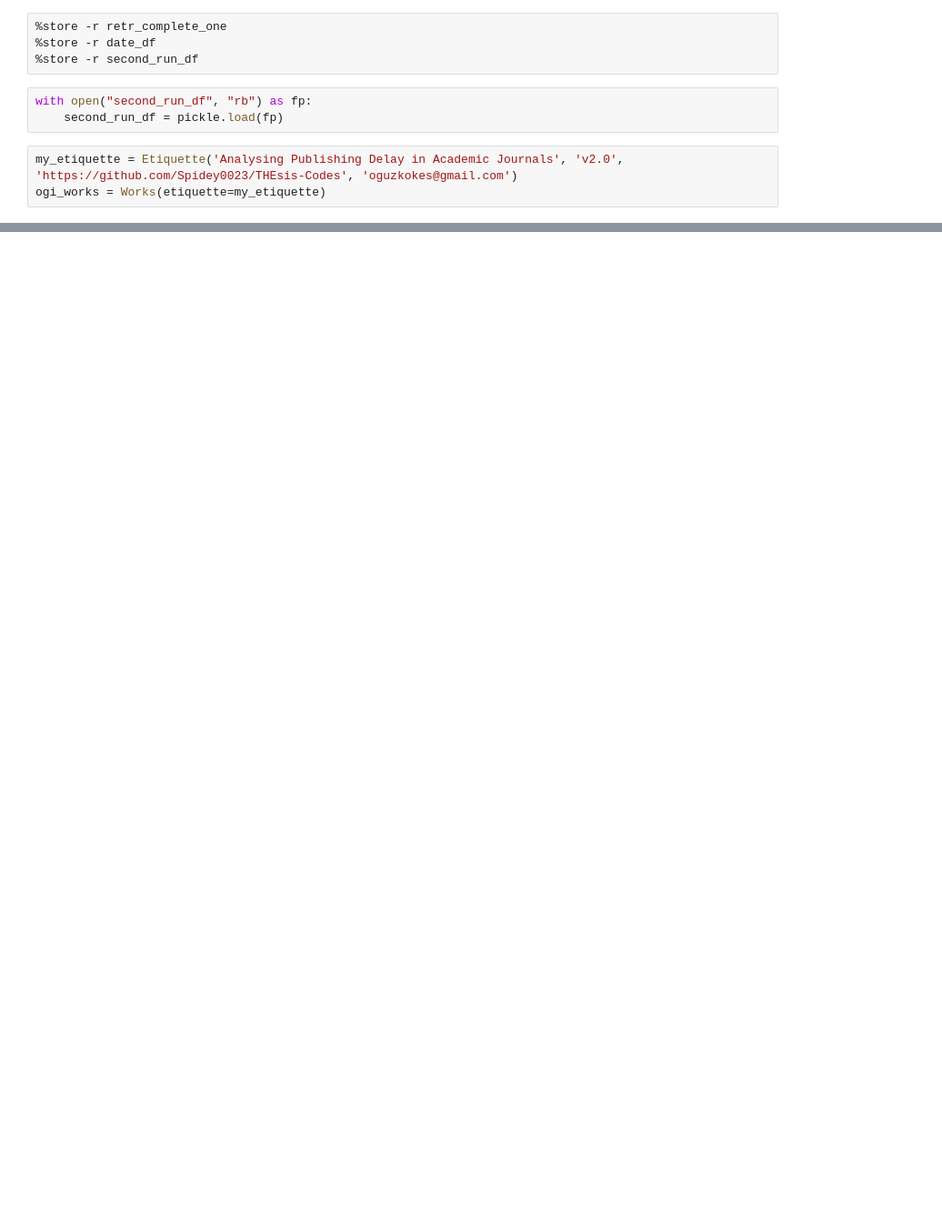
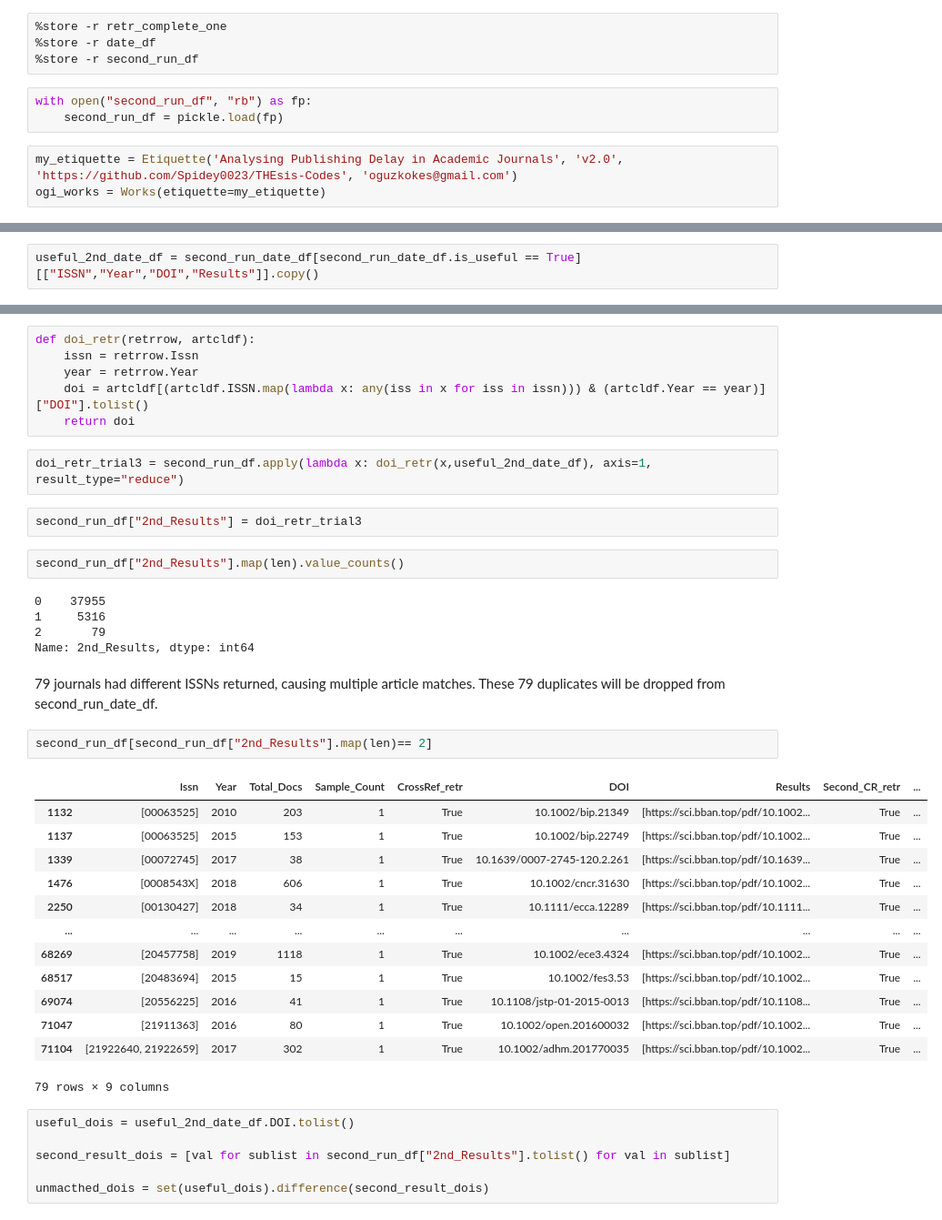
Before and after one commit to Oz-like-the-Wizard/Investigating-the-delay-times-in-academic-publishing, a Jupyter notebook: part4b_second_run.ipynb, the cells around one changed output, grey strips where cells are left out. Shown: that part at 91% size. Drawn from its saved outputs; the diff is of its cells as text; blank space fills up the shorter version.

```diff
--- a/part4b_second_run.ipynb
+++ b/part4b_second_run.ipynb
@@ -59,0 +281,2 @@ def CrossRef_meta(ISSN, year, sample):
+# %%
+useful_2nd_date_df = second_run_date_df[second_run_date_df.is_useful == True][["ISSN","Year","DOI","Results"]].copy()
@@ -59,0 +287,41 @@ def CrossRef_meta(ISSN, year, sample):
+# %%
+def doi_retr(retrrow, artcldf):
+    issn = retrrow.Issn
+    year = retrrow.Year
+    doi = artcldf[(artcldf.ISSN.map(lambda x: any(iss in x for iss in issn))) & (artcldf.Year == year)]["DOI"].tolist()
+    return doi
+# %%
+doi_retr_trial3 = second_run_df.apply(lambda x: doi_retr(x,useful_2nd_date_df), axis=1, result_type="reduce")
+# %%
+second_run_df["2nd_Results"] = doi_retr_trial3
+# %%
+second_run_df["2nd_Results"].map(len).value_counts()
+# %% [output]
+0    37955
+1     5316
+2       79
+Name: 2nd_Results, dtype: int64
+# %% [markdown]
+79 journals had different ISSNs returned, causing multiple article matches. These 79 duplicates will be dropped from second_run_date_df.
+# %%
+second_run_df[second_run_df["2nd_Results"].map(len)== 2]
+# %% [output]
+|  | Issn | Year | Total_Docs | Sample_Count | CrossRef_retr | DOI | Results | Second_CR_retr | ... |
+| 1132 | [00063525] | 2010 | 203 | 1 | True | 10.1002/bip.21349 | [https://sci.bban.top/pdf/10.1002... | True | ... |
+| 1137 | [00063525] | 2015 | 153 | 1 | True | 10.1002/bip.22749 | [https://sci.bban.top/pdf/10.1002... | True | ... |
+| 1339 | [00072745] | 2017 | 38 | 1 | True | 10.1639/0007-2745-120.2.261 | [https://sci.bban.top/pdf/10.1639... | True | ... |
+| 1476 | [0008543X] | 2018 | 606 | 1 | True | 10.1002/cncr.31630 | [https://sci.bban.top/pdf/10.1002... | True | ... |
+| 2250 | [00130427] | 2018 | 34 | 1 | True | 10.1111/ecca.12289 | [https://sci.bban.top/pdf/10.1111... | True | ... |
+| ... | ... | ... | ... | ... | ... | ... | ... | ... | ... |
+| 68269 | [20457758] | 2019 | 1118 | 1 | True | 10.1002/ece3.4324 | [https://sci.bban.top/pdf/10.1002... | True | ... |
+| 68517 | [20483694] | 2015 | 15 | 1 | True | 10.1002/fes3.53 | [https://sci.bban.top/pdf/10.1002... | True | ... |
+| 69074 | [20556225] | 2016 | 41 | 1 | True | 10.1108/jstp-01-2015-0013 | [https://sci.bban.top/pdf/10.1108... | True | ... |
+| 71047 | [21911363] | 2016 | 80 | 1 | True | 10.1002/open.201600032 | [https://sci.bban.top/pdf/10.1002... | True | ... |
+| 71104 | [21922640, 21922659] | 2017 | 302 | 1 | True | 10.1002/adhm.201770035 | [https://sci.bban.top/pdf/10.1002... | True | ... |
+79 rows × 9 columns
+# %%
+useful_dois = useful_2nd_date_df.DOI.tolist()
+
+second_result_dois = [val for sublist in second_run_df["2nd_Results"].tolist() for val in sublist]
+
+unmacthed_dois = set(useful_dois).difference(second_result_dois)
```
Also changed, not shown: parts of 43 cells of this notebook, 4 other files.
